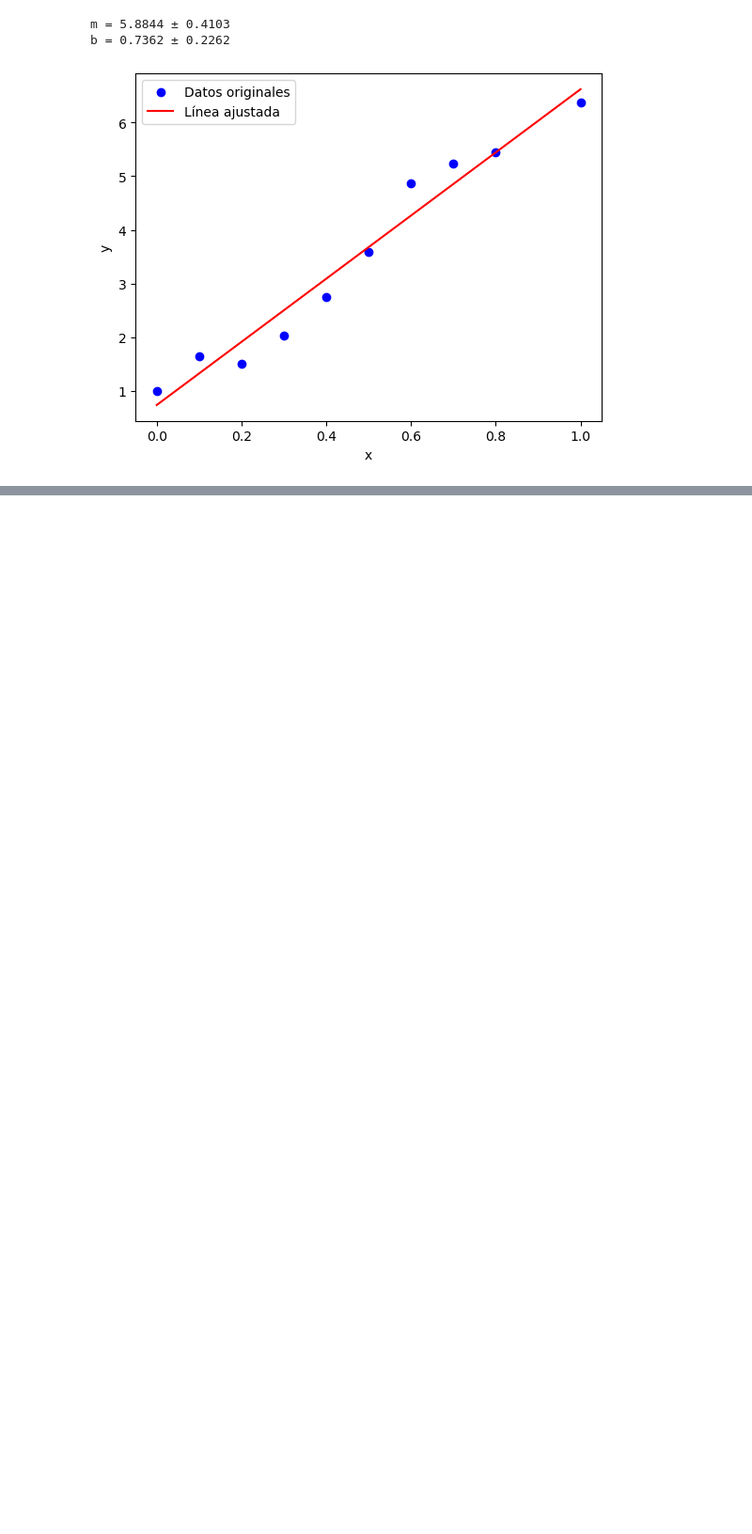
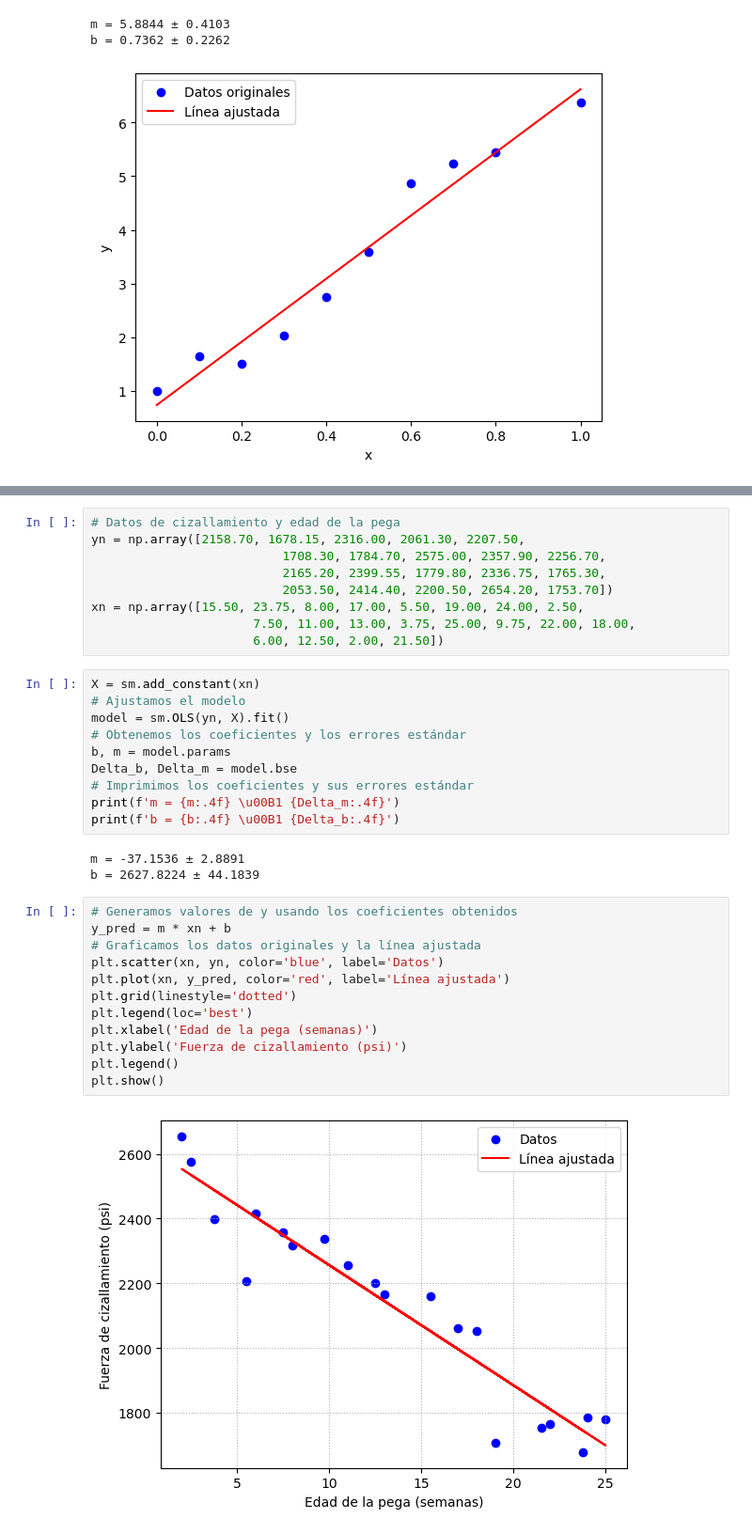
Before and after one commit to hectorfro/LabFisicaWork, a Jupyter notebook: GuiaLabora/Notebook/Cap05.ipynb, the cells around one changed output, grey strips where cells are left out. Shown: that part at 94% size. Saved outputs shown, nothing was run; the diff lists cells and outputs as text; blank space fills up the shorter version.

```diff
--- a/GuiaLabora/Notebook/Cap05.ipynb
+++ b/GuiaLabora/Notebook/Cap05.ipynb
@@ -122,3 +122,39 @@ Covariance Type:            nonrobust
 
 Notes:
 [1] Standard Errors assume that the covariance matrix of the errors is correctly specified.
+# %%
+# Datos de cizallamiento y edad de la pega
+yn = np.array([2158.70, 1678.15, 2316.00, 2061.30, 2207.50,
+                          1708.30, 1784.70, 2575.00, 2357.90, 2256.70,
+                          2165.20, 2399.55, 1779.80, 2336.75, 1765.30,
+                          2053.50, 2414.40, 2200.50, 2654.20, 1753.70])
+xn = np.array([15.50, 23.75, 8.00, 17.00, 5.50, 19.00, 24.00, 2.50,
+                      7.50, 11.00, 13.00, 3.75, 25.00, 9.75, 22.00, 18.00,
+                      6.00, 12.50, 2.00, 21.50])
+# %%
+X = sm.add_constant(xn)
+# Ajustamos el modelo
+model = sm.OLS(yn, X).fit()
+# Obtenemos los coeficientes y los errores estándar
+b, m = model.params
+Delta_b, Delta_m = model.bse
+# Imprimimos los coeficientes y sus errores estándar
+print(f'm = {m:.4f} \u00B1 {Delta_m:.4f}')
+print(f'b = {b:.4f} \u00B1 {Delta_b:.4f}')
+# %% [output]
+m = -37.1536 ± 2.8891
+b = 2627.8224 ± 44.1839
+# %%
+# Generamos valores de y usando los coeficientes obtenidos
+y_pred = m * xn + b
+# Graficamos los datos originales y la línea ajustada
+plt.scatter(xn, yn, color='blue', label='Datos')
+plt.plot(xn, y_pred, color='red', label='Línea ajustada')
+plt.grid(linestyle='dotted')
+plt.legend(loc='best')
+plt.xlabel('Edad de la pega (semanas)')
+plt.ylabel('Fuerza de cizallamiento (psi)')
+plt.legend()
+plt.show()
+# %% [output]
+[figure, added]
```
Also changed, not shown: parts of 10 cells of this notebook, 5 other files.
